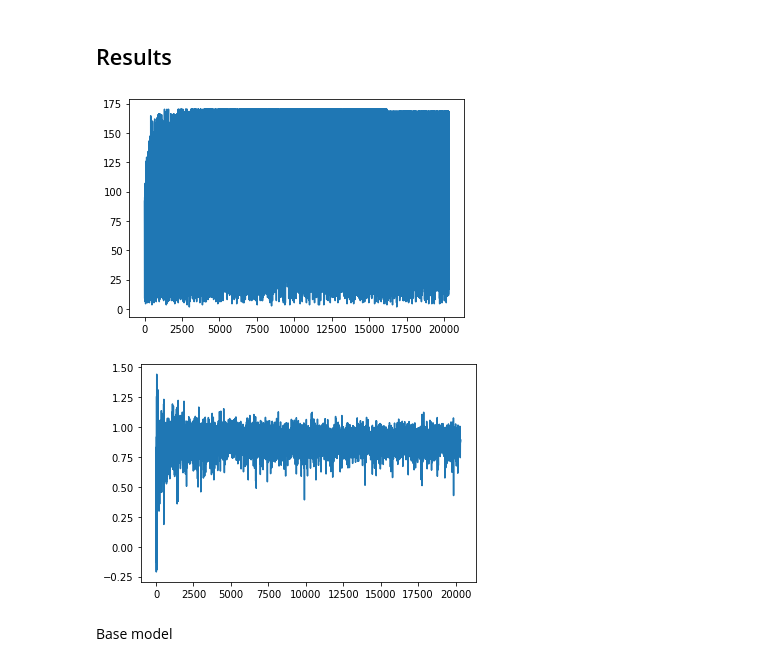
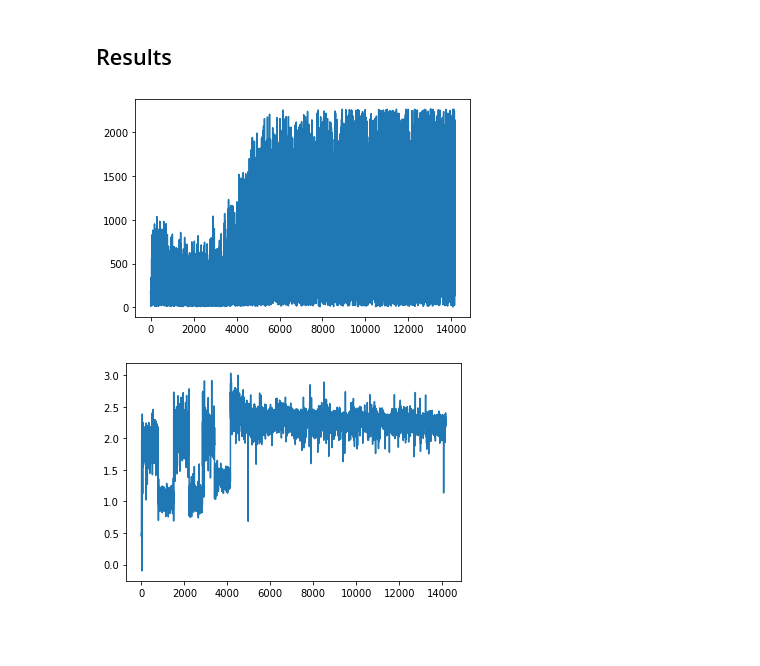
Before and after one commit to violonistahiles/minesweeper, a Jupyter notebook: notebooks/Q_learning_minesweeper_35x35.ipynb, the cells around one changed output. Drawn from its saved outputs; the diff is of its cells as text; code cells hidden in the pictures; blank space fills up the shorter version.

```diff
--- a/notebooks/Q_learning_minesweeper_35x35.ipynb
+++ b/notebooks/Q_learning_minesweeper_35x35.ipynb
@@ -2523,19 +2523,17 @@ ep: 11989   s.: 180.1   mem.len: 40000   eps: 0.0   g_step: 888632   av_q: 2.278
 # %% [markdown]
 ## Results
 # %%
-scores_history = np.load('/content/drive/MyDrive/diplom/conv_15x15/scores.npy')
+scores_history = np.load('/content/drive/MyDrive/diplom/35x35/scores.npy')
 
 plt.plot(scores_history)
 plt.show()
 # %% [output]
-[figure, old version]
+[figure, new version]
 # %%
-scores_history = np.load('/content/drive/MyDrive/diplom/conv_15x15/average_scores.npy')
+scores_history = np.load('/content/drive/MyDrive/diplom/35x35/average_scores.npy')
 
 plt.plot(scores_history)
 plt.show()
 # %% [output]
-[figure, old version]
+[figure, new version]
-# %% [markdown]
-Base model
 # %%
```
Also changed, not shown: parts of 24 cells of this notebook.
